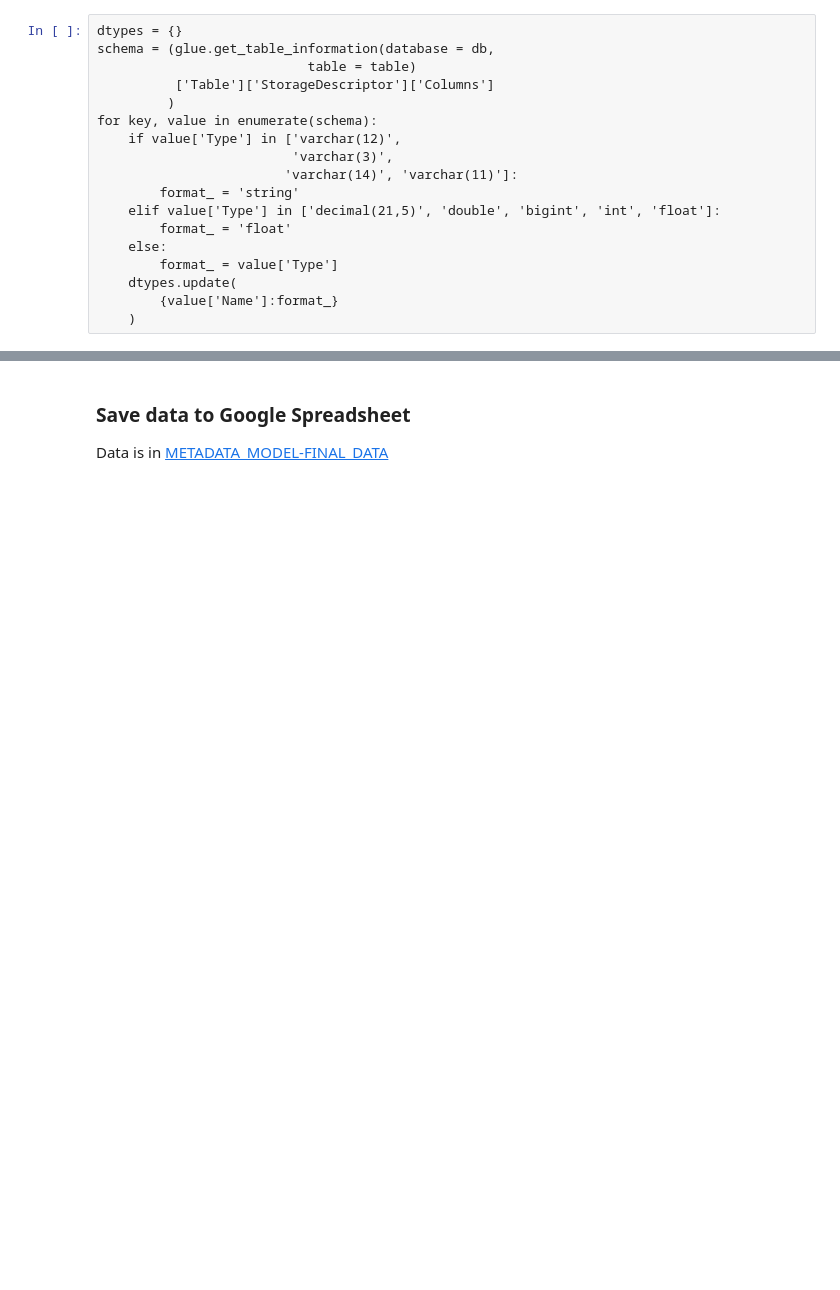
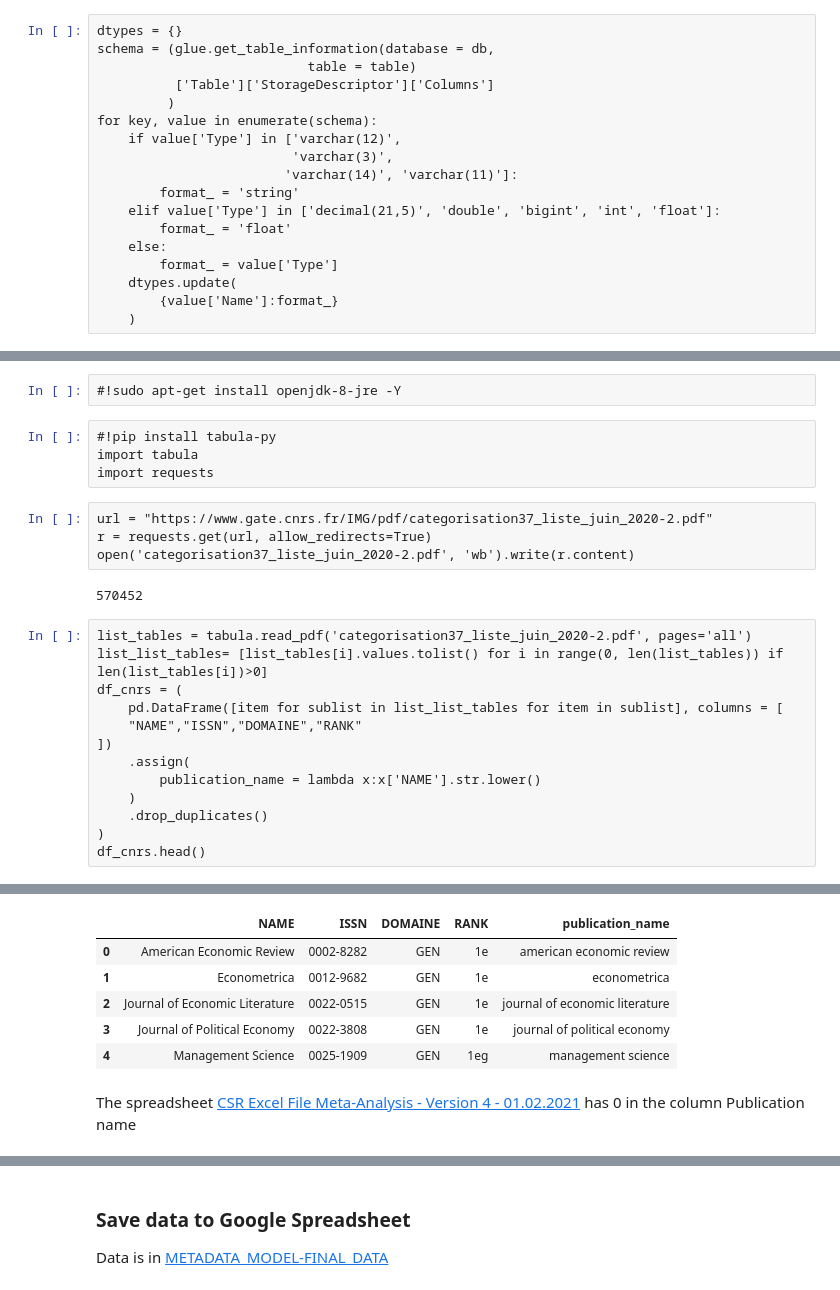
Before and after one commit to thomaspernet/esg_metadata, a Jupyter notebook: 02_data_analysis/01_model_train_evaluate/01_sign_of_effect/00_sign_of_effect_classification.ipynb, the cells around one changed output, grey strips where cells are left out. Drawn from its saved outputs; the diff is of its cells as text; blank space fills up the shorter version.

```diff
--- a/02_data_analysis/01_model_train_evaluate/01_sign_of_effect/00_sign_of_effect_classification.ipynb
+++ b/02_data_analysis/01_model_train_evaluate/01_sign_of_effect/00_sign_of_effect_classification.ipynb
@@ -202,0 +219,26 @@ df.head(2)
+# %%
+#!sudo apt-get install openjdk-8-jre -Y
+# %%
+#!pip install tabula-py
+import tabula
+import requests
+# %%
+url = "https://www.gate.cnrs.fr/IMG/pdf/categorisation37_liste_juin_2020-2.pdf"
+r = requests.get(url, allow_redirects=True)
+open('categorisation37_liste_juin_2020-2.pdf', 'wb').write(r.content)
+# %% [output]
+570452
+# %%
+list_tables = tabula.read_pdf('categorisation37_liste_juin_2020-2.pdf', pages='all')
+list_list_tables= [list_tables[i].values.tolist() for i in range(0, len(list_tables)) if len(list_tables[i])>0]
+df_cnrs = (
+    pd.DataFrame([item for sublist in list_list_tables for item in sublist], columns = [
+    "NAME","ISSN","DOMAINE","RANK"
+])
+    .assign(
+        publication_name = lambda x:x['NAME'].str.lower()
+    )
+    .drop_duplicates()
+)
+df_cnrs.head()
+# %% [output]
@@ -202,0 +246,8 @@ df.head(2)
+|  | NAME | ISSN | DOMAINE | RANK | publication_name |
+| 0 | American Economic Review | 0002-8282 | GEN | 1e | american economic review |
+| 1 | Econometrica | 0012-9682 | GEN | 1e | econometrica |
+| 2 | Journal of Economic Literature | 0022-0515 | GEN | 1e | journal of economic literature |
+| 3 | Journal of Political Economy | 0022-3808 | GEN | 1e | journal of political economy |
+| 4 | Management Science | 0025-1909 | GEN | 1eg | management science |
+# %% [markdown]
+The spreadsheet [CSR Excel File Meta-Analysis - Version 4 -  01.02.2021](https://docs.google.com/spreadsheets/d/11A3l50yfiGxxRuyV-f3WV9Z-4DcsQLYW6XBl4a7U4bQ/edit?usp=sharing) has 0 in the column Publication name
```
Also changed, not shown: parts of 65 cells of this notebook, 9 other files.
